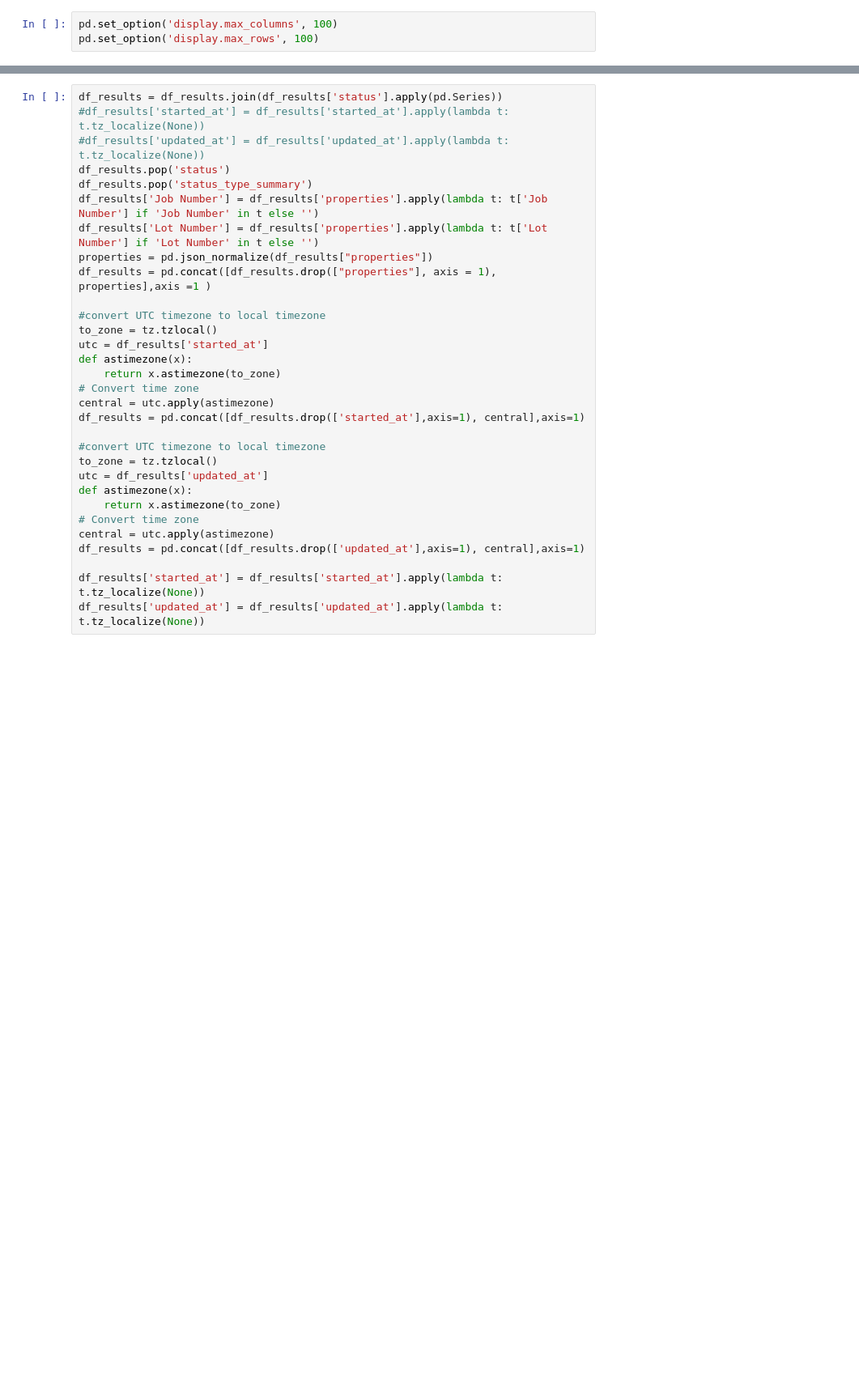
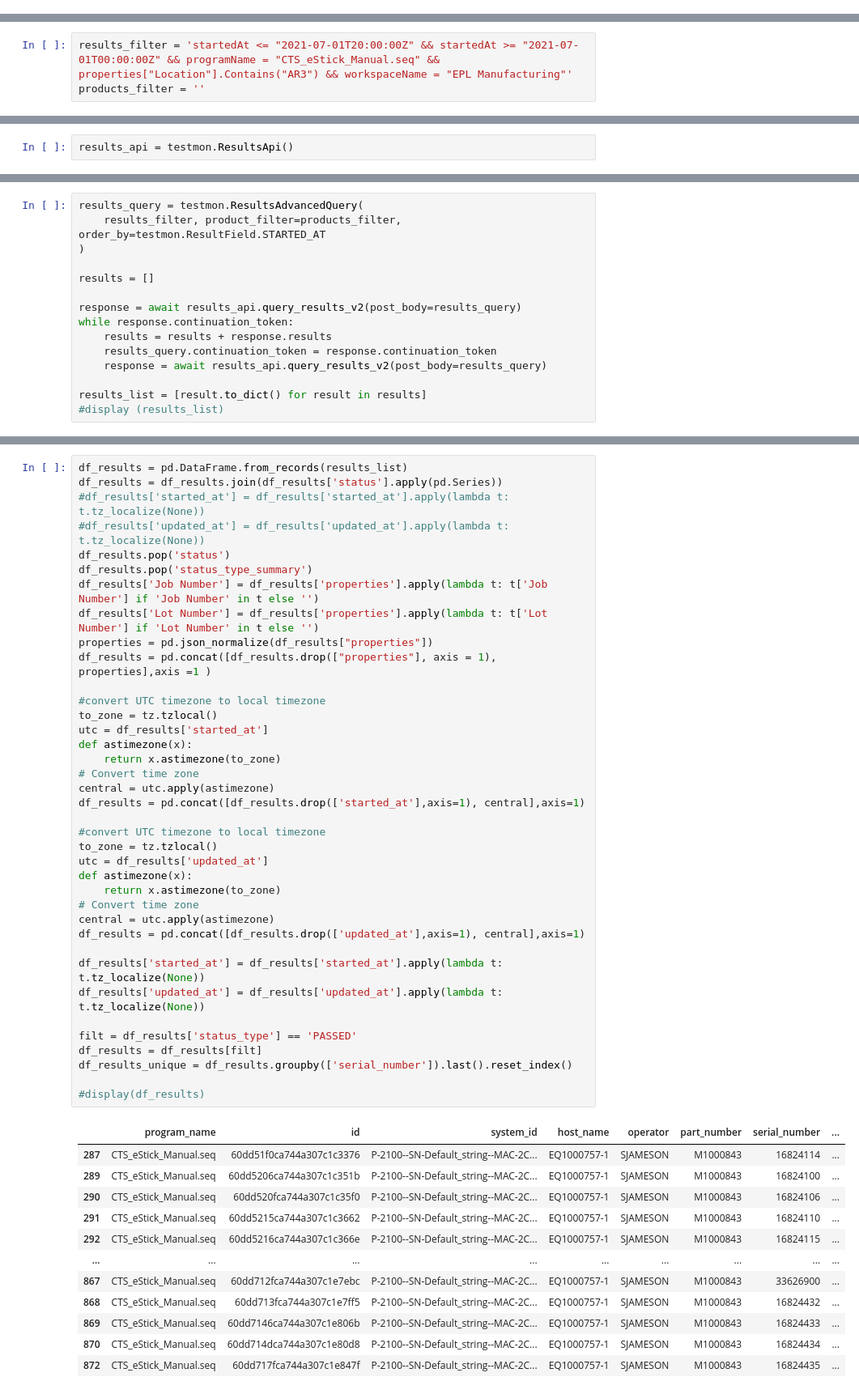
Before and after one commit to sakalmon/jupyter, a Jupyter notebook: Ellume Job and Batch Query 2 - Working.ipynb, the cells around one changed output, grey strips where cells are left out. Shown at 81% size. Saved outputs shown, nothing was run; the diff lists cells and outputs as text; blank space fills up the shorter version.

```diff
--- a/Ellume Job and Batch Query - Home.ipynb
+++ b/Ellume Job and Batch Query 2 - Working.ipynb
@@ -8,3 +16,0 @@ df_results = pickle.load(open('df_results.pickle', 'rb'))
-# %%
-pd.set_option('display.max_columns', 100)
-pd.set_option('display.max_rows', 100)
@@ -10,0 +29,3 @@ pd.set_option('display.max_rows', 100)
+# %%
+results_filter = 'startedAt <= "2021-07-01T20:00:00Z" && startedAt >= "2021-07-01T00:00:00Z" && programName = "CTS_eStick_Manual.seq" && properties["Location"].Contains("AR3") && workspaceName = "EPL Manufacturing"'
+products_filter = ''
@@ -10,0 +35,2 @@ pd.set_option('display.max_rows', 100)
+# %%
+results_api = testmon.ResultsApi()
@@ -10,0 +40,15 @@ pd.set_option('display.max_rows', 100)
+# %%
+results_query = testmon.ResultsAdvancedQuery(
+    results_filter, product_filter=products_filter, order_by=testmon.ResultField.STARTED_AT
+)
+
+results = []
+
+response = await results_api.query_results_v2(post_body=results_query)
+while response.continuation_token:
+    results = results + response.results
+    results_query.continuation_token = response.continuation_token
+    response = await results_api.query_results_v2(post_body=results_query)
+
+results_list = [result.to_dict() for result in results]
+#display (results_list)
@@ -11,31 +58,51 @@ pd.set_option('display.max_rows', 100)
 # %%
+df_results = pd.DataFrame.from_records(results_list)
 df_results = df_results.join(df_results['status'].apply(pd.Series))
 #df_results['started_at'] = df_results['started_at'].apply(lambda t: t.tz_localize(None))
 #df_results['updated_at'] = df_results['updated_at'].apply(lambda t: t.tz_localize(None))
 df_results.pop('status')
 df_results.pop('status_type_summary')
 df_results['Job Number'] = df_results['properties'].apply(lambda t: t['Job Number'] if 'Job Number' in t else '')
 df_results['Lot Number'] = df_results['properties'].apply(lambda t: t['Lot Number'] if 'Lot Number' in t else '')
 properties = pd.json_normalize(df_results["properties"])
 df_results = pd.concat([df_results.drop(["properties"], axis = 1), properties],axis =1 )
 
 #convert UTC timezone to local timezone
 to_zone = tz.tzlocal()
 utc = df_results['started_at']
 def astimezone(x):
     return x.astimezone(to_zone)
 # Convert time zone
 central = utc.apply(astimezone)
 df_results = pd.concat([df_results.drop(['started_at'],axis=1), central],axis=1)
 
 #convert UTC timezone to local timezone
 to_zone = tz.tzlocal()
 utc = df_results['updated_at']
 def astimezone(x):
     return x.astimezone(to_zone)
 # Convert time zone
 central = utc.apply(astimezone)
 df_results = pd.concat([df_results.drop(['updated_at'],axis=1), central],axis=1)
 
 df_results['started_at'] = df_results['started_at'].apply(lambda t: t.tz_localize(None))
 df_results['updated_at'] = df_results['updated_at'].apply(lambda t: t.tz_localize(None))
+
+filt = df_results['status_type'] == 'PASSED'
+df_results = df_results[filt]
+df_results_unique = df_results.groupby(['serial_number']).last().reset_index()
+
+#display(df_results)
+# %% [output]
+|  | program_name | id | system_id | host_name | operator | part_number | serial_number | ... |
+| 287 | CTS_eStick_Manual.seq | 60dd51f0ca744a307c1c3376 | P-2100--SN-Default_string--MAC-2C... | EQ1000757-1 | SJAMESON | M1000843 | 16824114 | ... |
+| 289 | CTS_eStick_Manual.seq | 60dd5206ca744a307c1c351b | P-2100--SN-Default_string--MAC-2C... | EQ1000757-1 | SJAMESON | M1000843 | 16824100 | ... |
+| 290 | CTS_eStick_Manual.seq | 60dd520fca744a307c1c35f0 | P-2100--SN-Default_string--MAC-2C... | EQ1000757-1 | SJAMESON | M1000843 | 16824106 | ... |
+| 291 | CTS_eStick_Manual.seq | 60dd5215ca744a307c1c3662 | P-2100--SN-Default_string--MAC-2C... | EQ1000757-1 | SJAMESON | M1000843 | 16824110 | ... |
+| 292 | CTS_eStick_Manual.seq | 60dd5216ca744a307c1c366e | P-2100--SN-Default_string--MAC-2C... | EQ1000757-1 | SJAMESON | M1000843 | 16824115 | ... |
+| ... | ... | ... | ... | ... | ... | ... | ... | ... |
+| 867 | CTS_eStick_Manual.seq | 60dd712fca744a307c1e7ebc | P-2100--SN-Default_string--MAC-2C... | EQ1000757-1 | SJAMESON | M1000843 | 33626900 | ... |
+| 868 | CTS_eStick_Manual.seq | 60dd713fca744a307c1e7ff5 | P-2100--SN-Default_string--MAC-2C... | EQ1000757-1 | SJAMESON | M1000843 | 16824432 | ... |
+| 869 | CTS_eStick_Manual.seq | 60dd7146ca744a307c1e806b | P-2100--SN-Default_string--MAC-2C... | EQ1000757-1 | SJAMESON | M1000843 | 16824433 | ... |
+| 870 | CTS_eStick_Manual.seq | 60dd714dca744a307c1e80d8 | P-2100--SN-Default_string--MAC-2C... | EQ1000757-1 | SJAMESON | M1000843 | 16824434 | ... |
+| 872 | CTS_eStick_Manual.seq | 60dd717fca744a307c1e847f | P-2100--SN-Default_string--MAC-2C... | EQ1000757-1 | SJAMESON | M1000843 | 16824435 | ... |
```
Also changed, not shown: parts of 13 cells of this notebook.
